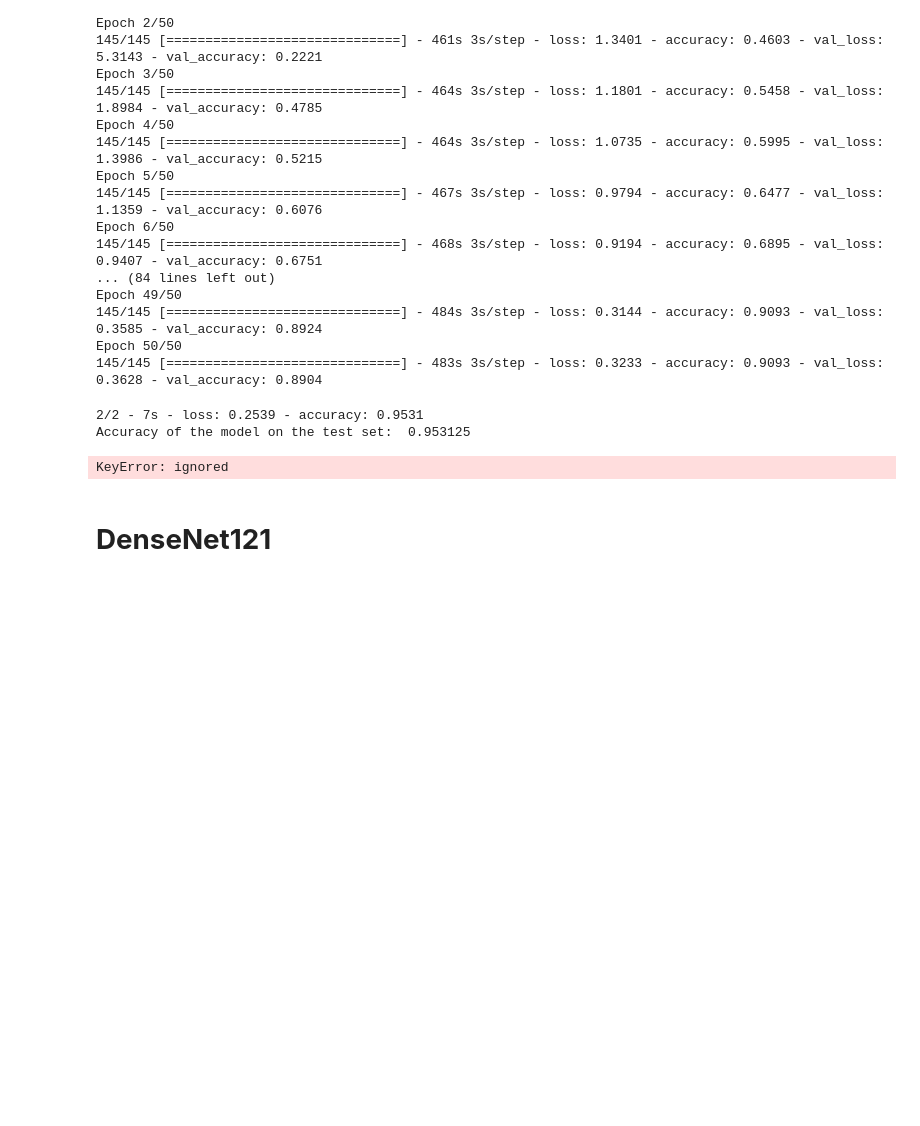
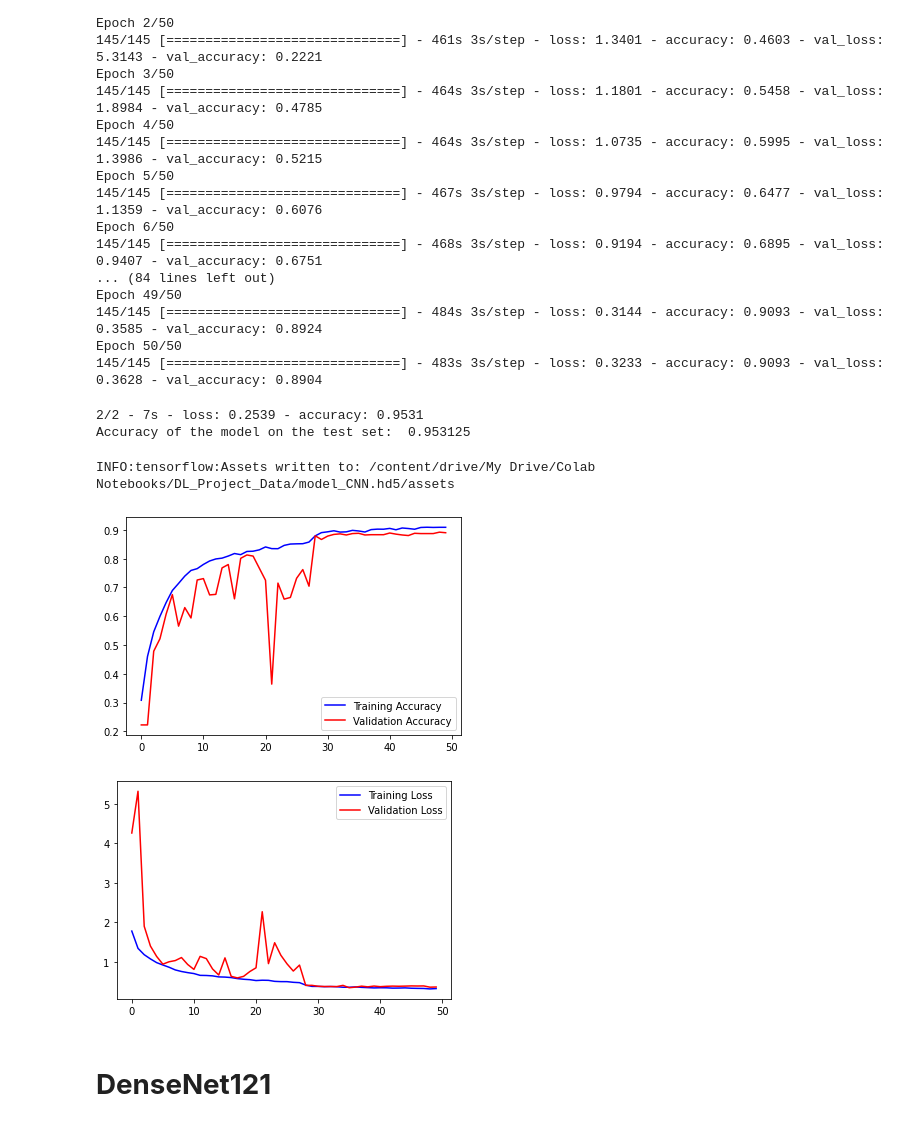
Before and after one commit to MeghanaKodali11/Conways-Game-Of-Life, a Jupyter notebook: CNN.ipynb, the cells around one changed output. Cells and saved outputs as stored; diff of their text form; code cells hidden in the pictures; blank space fills up the shorter version.

```diff
--- a/CNN.ipynb
+++ b/CNN.ipynb
@@ -194,30 +194,40 @@ print('Accuracy of the model on the test set: ',accuracy[1])
 # %% [output]
 2/2 - 7s - loss: 0.2539 - accuracy: 0.9531
 Accuracy of the model on the test set:  0.953125
+# %%
+model1.save('/content/drive/My Drive/Colab Notebooks/DL_Project_Data/model_CNN.hd5')
+
+import pandas as pd
+df_densenet = pd.DataFrame(history1.history)
+# saving the dataframe
+df_densenet.to_csv('/content/drive/My Drive/Colab Notebooks/DL_Project_Data/CNN_History.csv')
+# %% [output]
+INFO:tensorflow:Assets written to: /content/drive/My Drive/Colab Notebooks/DL_Project_Data/model_CNN.hd5/assets
 # %%
 #Evaluating Accuracy and Loss of the model
 %matplotlib inline
-acc=history1.history['acc']
-val_acc=history1.history['val_acc']
+acc=history1.history['accuracy']
+val_acc=history1.history['val_accuracy']
 loss=history1.history['loss']
 val_loss=history1.history['val_loss']
 
 epochs=range(len(acc)) #No. of epochs
 
 #Plot training and validation accuracy per epoch
 import matplotlib.pyplot as plt
 plt.plot(epochs,acc,'b',label='Training Accuracy')
 plt.plot(epochs,val_acc,'r',label='Validation Accuracy')
 plt.legend()
 plt.figure()
 
 #Plot training and validation loss per epoch
 plt.plot(epochs,loss,'b',label='Training Loss')
 plt.plot(epochs,val_loss,'r',label='Validation Loss')
 plt.legend()
 plt.show()
 # %% [output]
-KeyError: ignored
+[figure, added]
+[figure, added]
 # %% [markdown]
 # **DenseNet121**
 # %%
```
